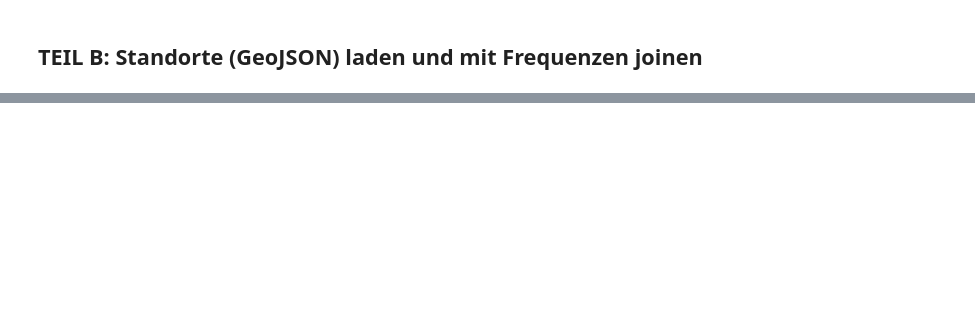
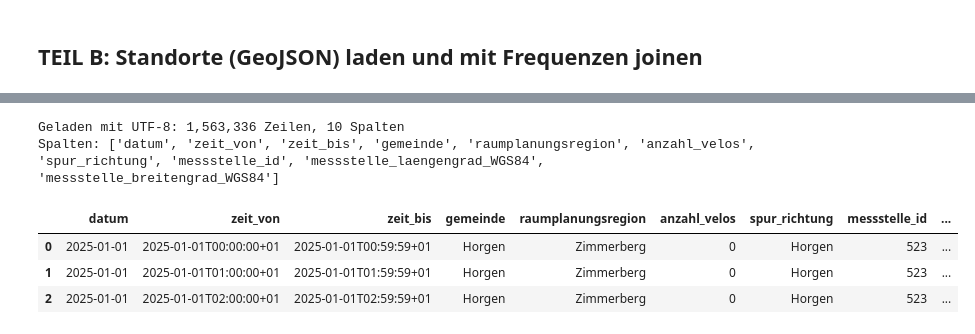
Before and after one commit to IliasBro/ChargeAndRideZuerich, a Jupyter notebook: notebooks/02_process_zh_opendata.ipynb, the cells around one changed output, grey strips where cells are left out. Saved outputs shown, nothing was run; the diff lists cells and outputs as text; code cells hidden in the pictures; blank space fills up the shorter version.

```diff
--- a/notebooks/02_process_zh_opendata.ipynb
+++ b/notebooks/02_process_zh_opendata.ipynb
@@ -198,23 +236,0 @@ print('Gespeichert: data/processed/velozaehlstellen_stadt_zh.geojson')
-# %%
-# Kantonale Rohdaten einlesen (nach manuellem Download)
-kanton_files = list(DATA_RAW.glob('velozaehlstellen_kanton*'))
-print(f'Gefundene Kantons-Dateien: {kanton_files}')
-
-if not kanton_files:
-    print('HINWEIS: Kantonale Daten noch nicht heruntergeladen.')
-    print('Bitte von zh.ch Dataset 3062 herunterladen.')
-    print('GIS-Browser: https://geo.zh.ch/maps?initialMapIds=TBAVMSZH')
-else:
-    f = kanton_files[0]
-    if f.suffix in ['.geojson', '.json']:
-        gdf_kanton = gpd.read_file(f).to_crs(epsg=2056)
-    elif f.suffix == '.csv':
-        df_kanton = pd.read_csv(f)
-        print(f'Spalten: {df_kanton.columns.tolist()}')
-        # GeoDataFrame aus X/Y-Koordinaten erstellen (Spaltennamen anpassen!)
-        # gdf_kanton = gpd.GeoDataFrame(
-        #     df_kanton,
-        #     geometry=gpd.points_from_xy(df_kanton['X'], df_kanton['Y']),
-        #     crs='EPSG:2056'
-        # )
-    print(f'Kantonsdata geladen: OK')
@@ -222,0 +246,23 @@ else:
+# %%
+# Kantonale Velozähldaten laden
+# Quelle: Tiefbauamt Kanton ZH, OGD Dataset 3062
+# Encoding laut Dokumentation UTF-8; Fallback auf latin-1 für ältere Exports
+
+CSV_KANTON = DATA_RAW / 'verkehrszaehldaten_velo_kanton_zh_2024.csv'
+
+try:
+    df_kanton = pd.read_csv(CSV_KANTON, encoding='utf-8')
+    print(f'Geladen mit UTF-8: {df_kanton.shape[0]:,} Zeilen, {df_kanton.shape[1]} Spalten')
+except UnicodeDecodeError:
+    df_kanton = pd.read_csv(CSV_KANTON, encoding='latin-1')
+    print(f'Geladen mit latin-1 (Fallback): {df_kanton.shape[0]:,} Zeilen')
+
+print(f'Spalten: {df_kanton.columns.tolist()}')
+df_kanton.head(3)
+# %% [output]
+Geladen mit UTF-8: 1,563,336 Zeilen, 10 Spalten
+Spalten: ['datum', 'zeit_von', 'zeit_bis', 'gemeinde', 'raumplanungsregion', 'anzahl_velos', 'spur_richtung', 'messstelle_id', 'messstelle_laengengrad_WGS84', 'messstelle_breitengrad_WGS84']
+|  | datum | zeit_von | zeit_bis | gemeinde | raumplanungsregion | anzahl_velos | spur_richtung | messstelle_id | ... |
+| 0 | 2025-01-01 | 2025-01-01T00:00:00+01 | 2025-01-01T00:59:59+01 | Horgen | Zimmerberg | 0 | Horgen | 523 | ... |
+| 1 | 2025-01-01 | 2025-01-01T01:00:00+01 | 2025-01-01T01:59:59+01 | Horgen | Zimmerberg | 0 | Horgen | 523 | ... |
+| 2 | 2025-01-01 | 2025-01-01T02:00:00+01 | 2025-01-01T02:59:59+01 | Horgen | Zimmerberg | 0 | Horgen | 523 | ... |
```
Also changed, not shown: parts of 17 cells of this notebook, 19 other files.
